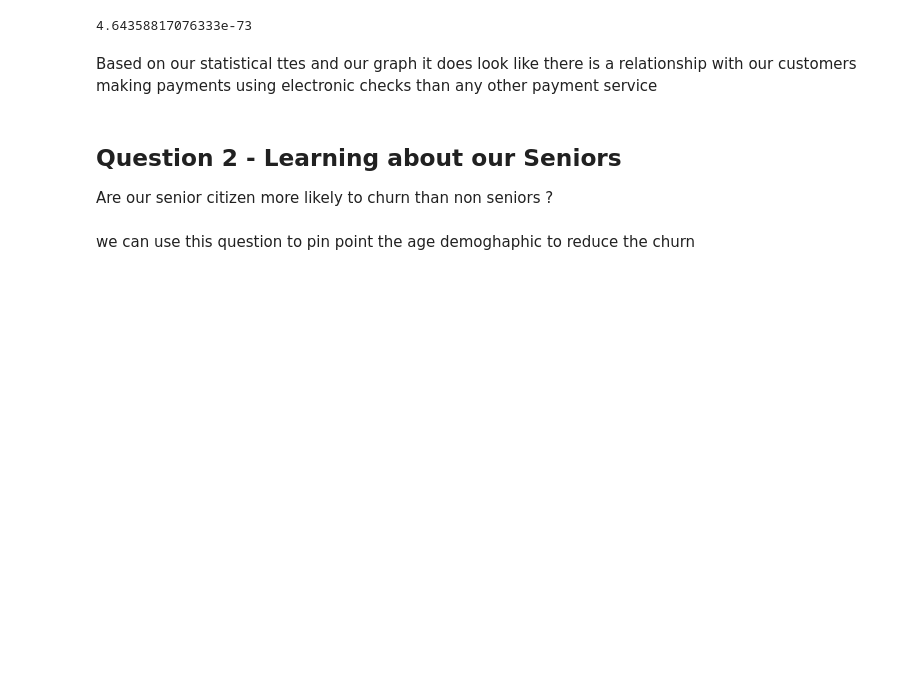
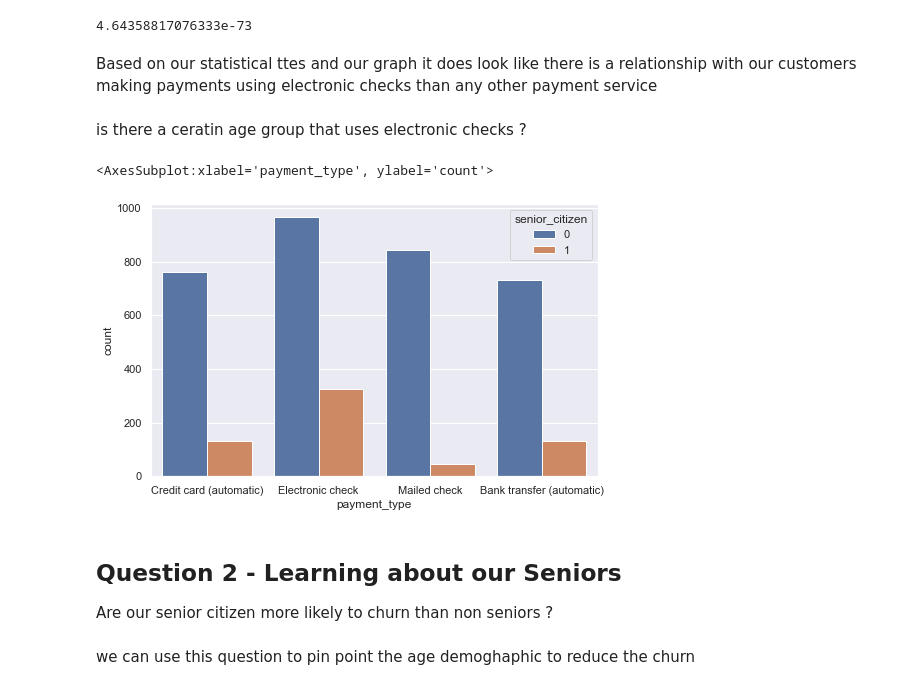
Before and after one commit to GladyBarrios/Telco_Classification_Project, a Jupyter notebook: rough_draft_Telco.ipynb, the cells around one changed output. Drawn from its saved outputs; the diff is of its cells as text; code cells hidden in the pictures; blank space fills up the shorter version.

```diff
--- a/scratch_pad_Telco.ipynb
+++ b/rough_draft_Telco.ipynb
@@ -200,6 +200,15 @@ Sufficient evidence to move forward understanding that there is a relationship b
 4.64358817076333e-73
 # %% [markdown]
 Based on our statistical ttes and our graph it does look like there is a relationship with our customers making payments using electronic checks than any other payment service
+# %% [markdown]
+is there a ceratin age group that uses electronic checks ?
+# %%
+
+plt.figure(figsize=(8,5))
+sns.countplot(train['payment_type'],hue=train['senior_citizen'])
+# %% [output]
+<AxesSubplot:xlabel='payment_type', ylabel='count'>
+[figure, added]
 # %% [markdown]
 ##  Question 2 - Learning about our Seniors
 
```
Also changed, not shown: parts of 26 cells of this notebook, 1 other file.
